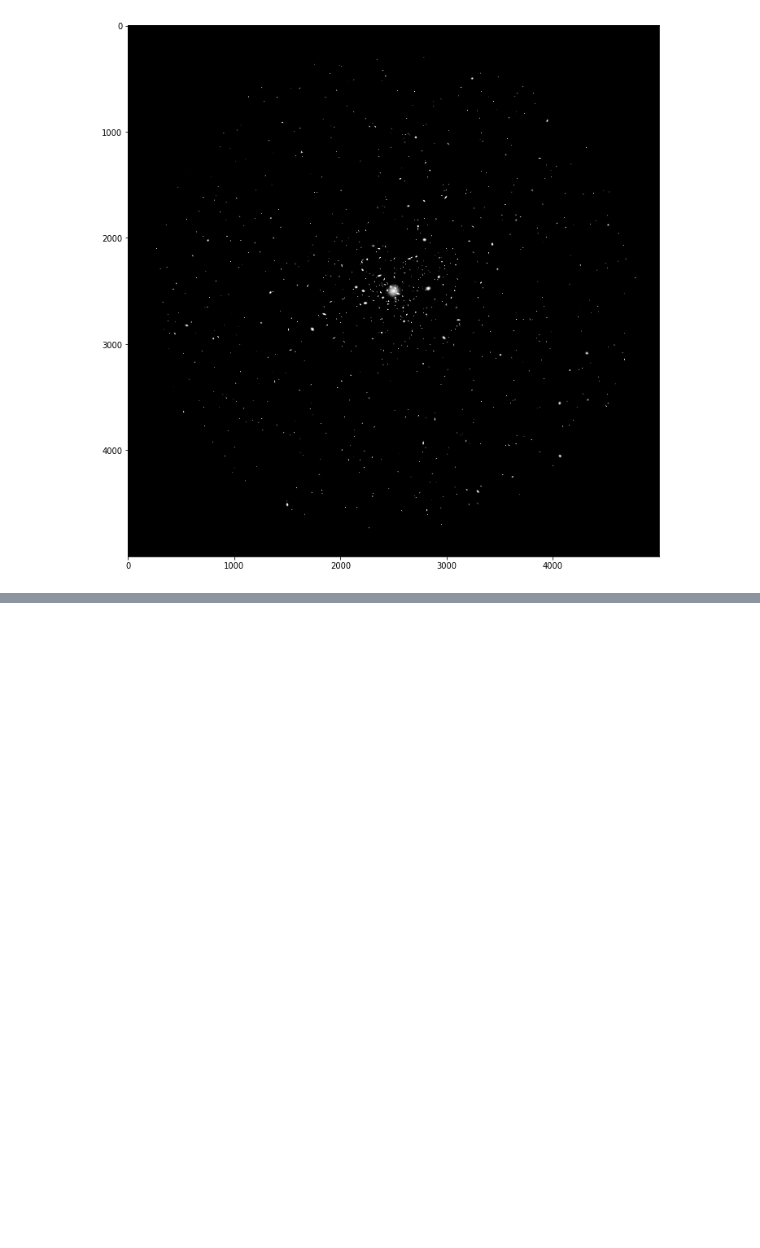
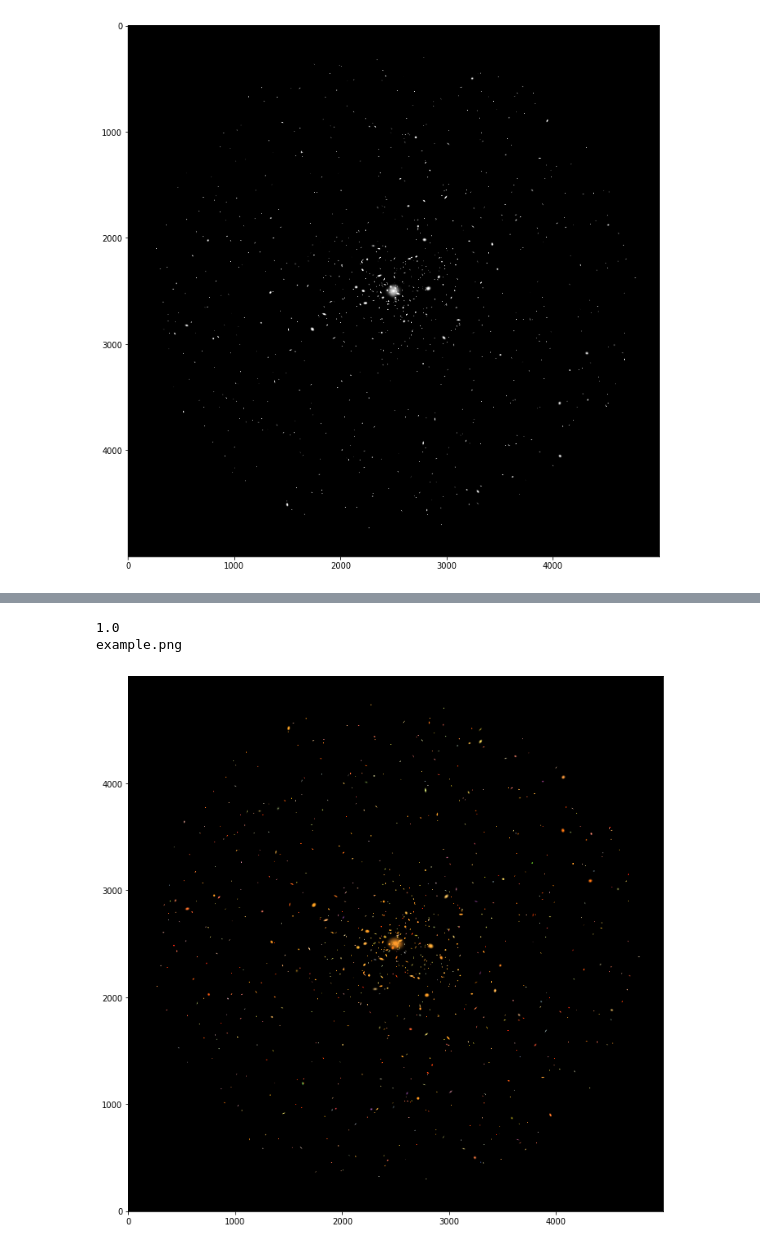
Before and after one commit to vargatn/synthetic, a Jupyter notebook: notebooks/galsim/Galsim_Mock_generator_v04_ICL.ipynb, the cells around one changed output, grey strips where cells are left out. Cells and saved outputs as stored; diff of their text form; code cells hidden in the pictures; blank space fills up the shorter version.

```diff
--- a/notebooks/galsim/Galsim_Mock_generator_v04_ICL.ipynb
+++ b/notebooks/galsim/Galsim_Mock_generator_v04_ICL.ipynb
@@ -188,0 +124,23 @@ flux_i0 = flux_i
+# %%
+fig = plt.figure(figsize=(12, 12))
+ax = fig.add_subplot(111)
+factor = 1
+scales = np.array([1., 1, 1]) * factor
+nonlinear = 0.12
+clip = 0
+
+pad = 0
+obs_im = images.get_color_image(arrs[2] + pad,
+                                arrs[1] + pad,
+                                arrs[0] + pad,
+                                nonlinear=nonlinear, clip=clip, scales=scales)
+print(obs_im.max())
+ax.imshow(obs_im * factor, origin=3)
+# fig.savefig("mock_clusters_z0l1_{:}.pdf", dpi=300, bbox_inches="tight")
+fname = "example.png"
+print(fname)
+fig.savefig(fname, dpi=300, bbox_inches="tight")
+# %% [output]
+1.0
+example.png
+[figure, added]
```
Also changed, not shown: parts of 17 cells of this notebook, 1 other file.
